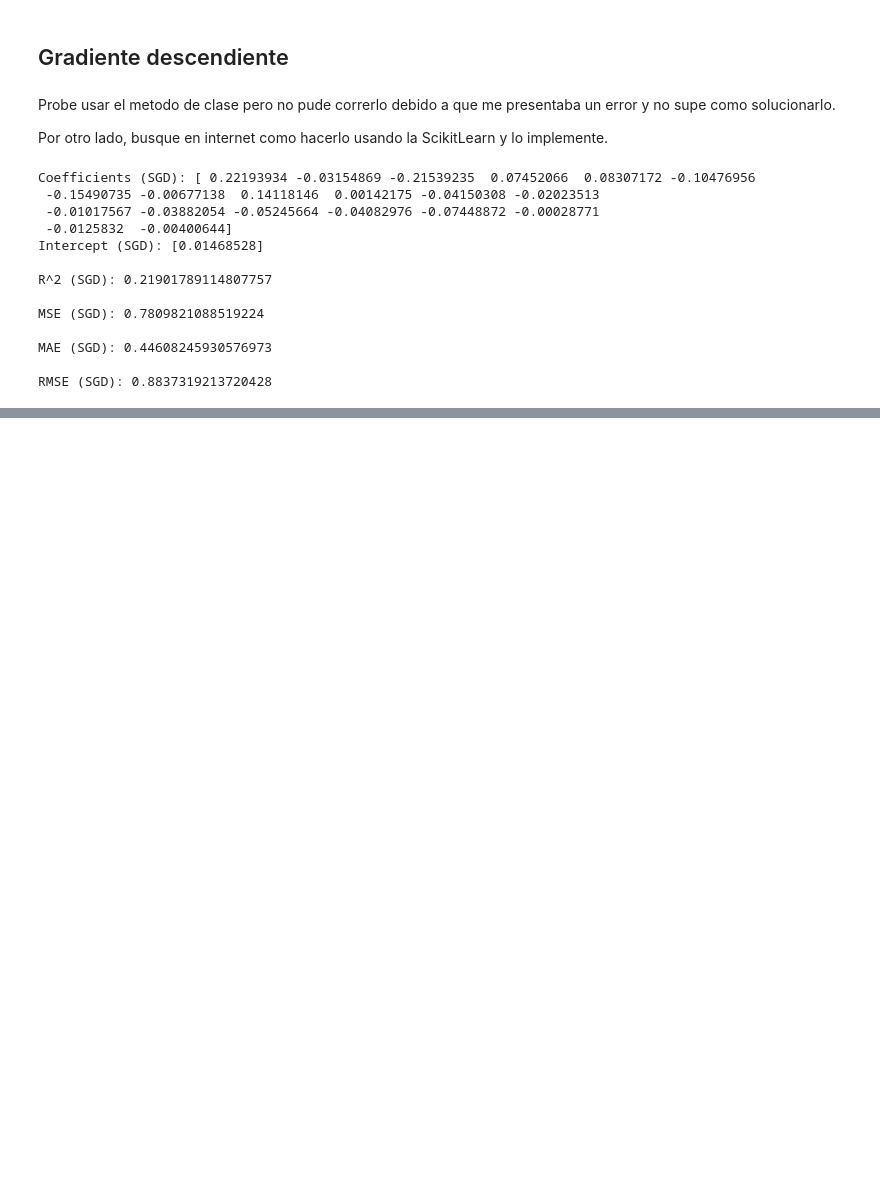
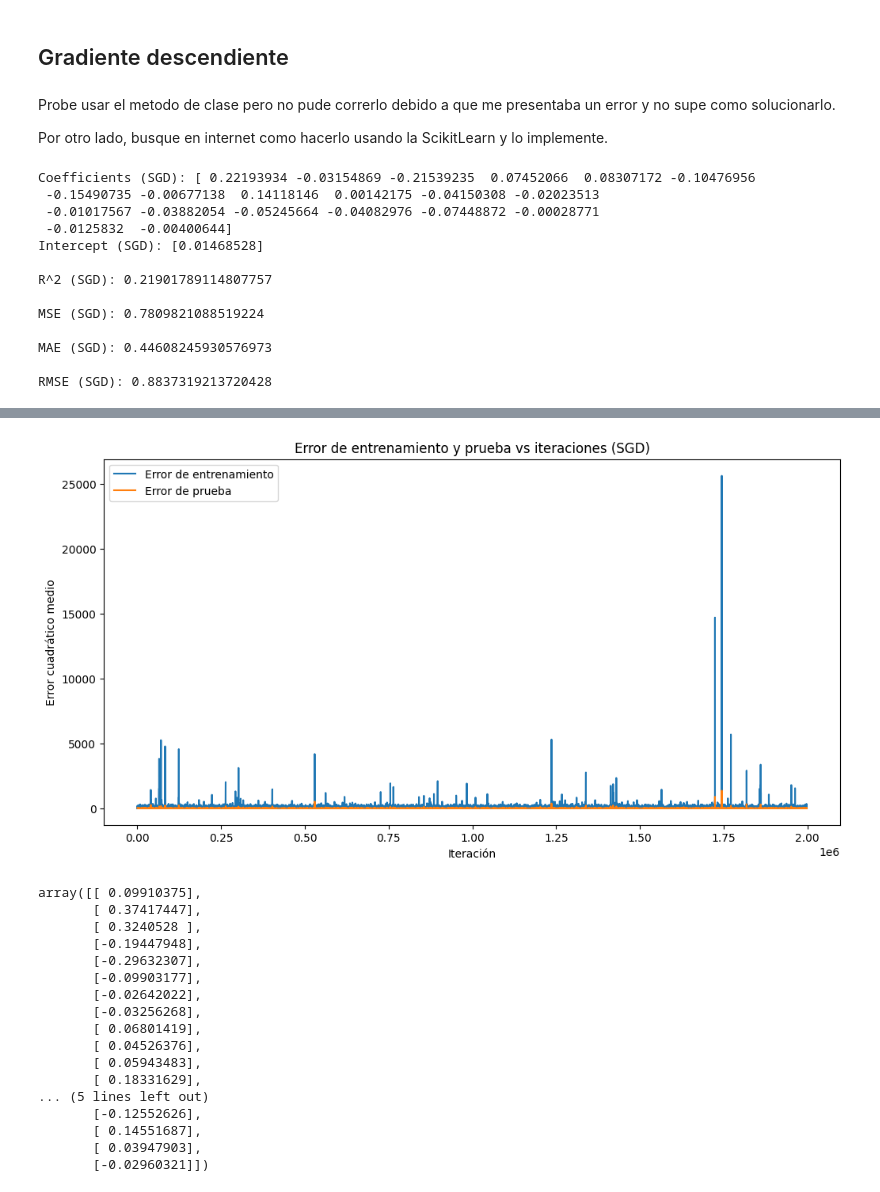
Before and after one commit to franciscoryb1/AA1-TUIA-RodriguezYBarros, a Jupyter notebook: tp.ipynb, the cells around one changed output, grey strips where cells are left out. Saved outputs shown, nothing was run; the diff lists cells and outputs as text; code cells hidden in the pictures; blank space fills up the shorter version.

```diff
--- a/tp.ipynb
+++ b/tp.ipynb
@@ -1629,0 +1699,21 @@ ValueError: Data must be 1-dimensional, got ndarray of shape (19981, 19981) inst
+# %%
+stochastic_gradient_descent(X_train, y_train_gd, X_test, y_test_gd, lr=0.01, epochs=100)
+# %% [output]
+[figure, added]
+array([[ 0.09910375],
+       [ 0.37417447],
+       [ 0.3240528 ],
+       [-0.19447948],
+       [-0.29632307],
+       [-0.09903177],
+       [-0.02642022],
+       [-0.03256268],
+       [ 0.06801419],
+       [ 0.04526376],
+       [ 0.05943483],
+       [ 0.18331629],
+... (5 lines left out)
+       [-0.12552626],
+       [ 0.14551687],
+       [ 0.03947903],
+       [-0.02960321]])
```
Also changed, not shown: parts of 5 cells of this notebook.
